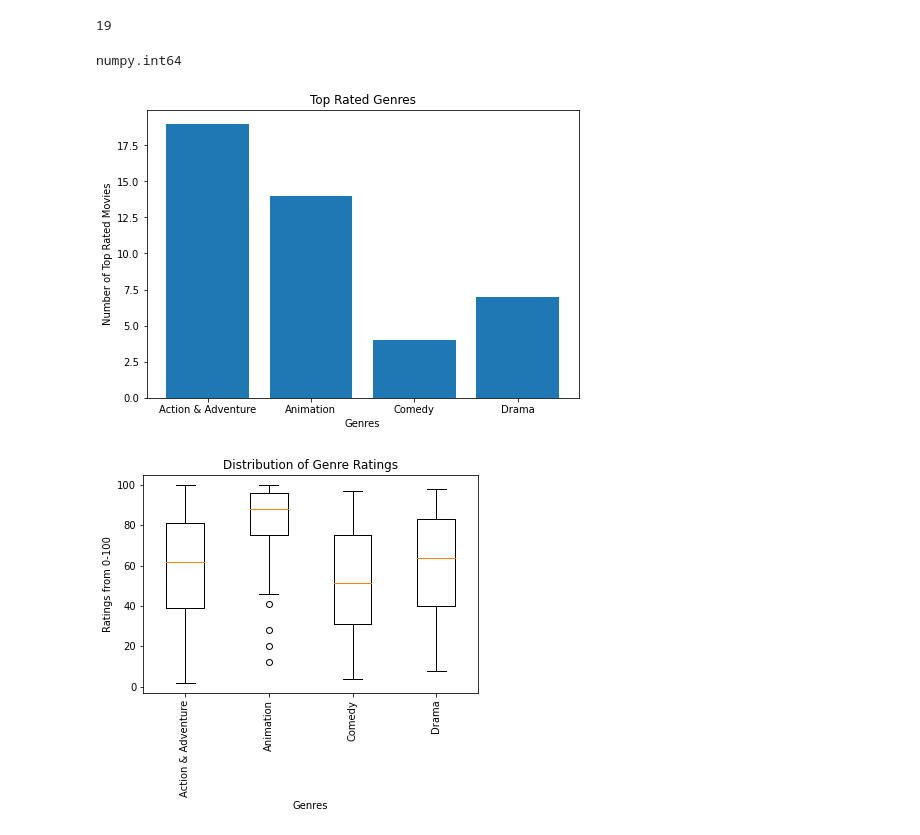
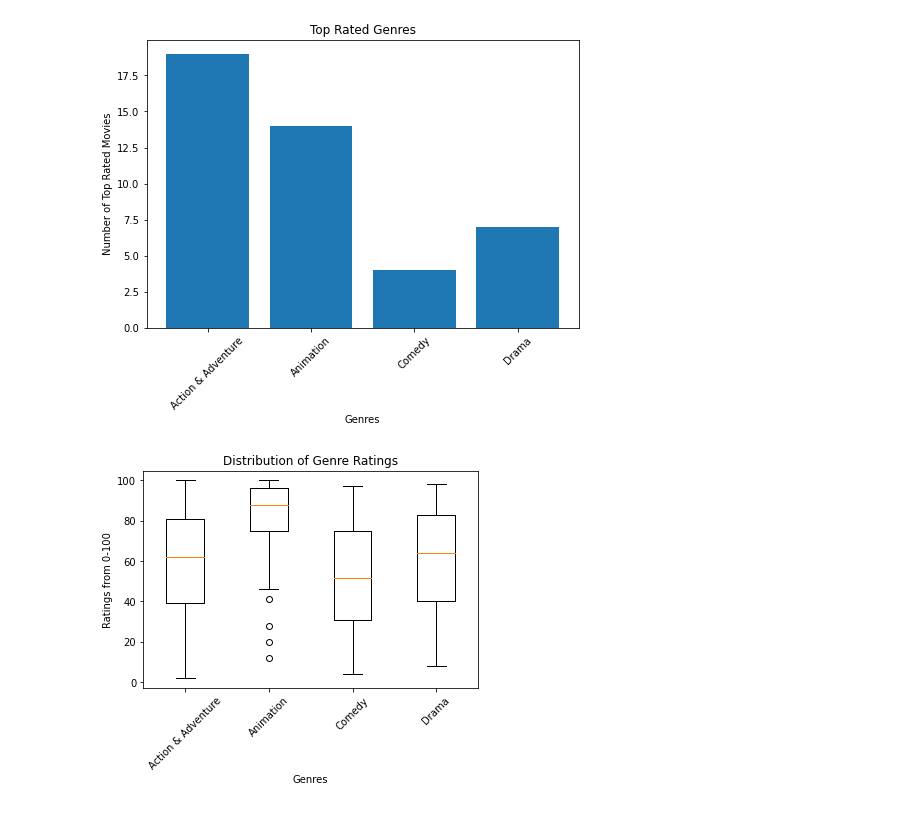
Before and after one commit to camdeman/MMA, a Jupyter notebook: project notebook.ipynb, the cells around one changed output. Saved outputs shown, nothing was run; the diff lists cells and outputs as text; code cells hidden in the pictures.

```diff
--- a/project notebook.ipynb
+++ b/project notebook.ipynb
@@ -527,35 +519,28 @@ df_animation
 | 10563 | Monsters, Inc. | [Animation, Comedy, Kids & Family... | Pete Docter, David Silverman, Lee... | 96.0 | 1254638.0 | False | False | ... |
 # %%
 a = df_animation['Animation'].count()
-# %%
-df_Act_Adv['Action & Adventure'].count()
-# %% [output]
-19
 # %%
 a_a = df_Act_Adv['Action & Adventure'].count()
 # %%
 d =df_drama['Drama'].count()
-# %%
-type(d)
-# %% [output]
-numpy.int64
 # %%
 c =df_comedy['Comedy'].count()
 # %%
 fig = plt.figure()
 ax = fig.add_axes([0, 0, 1, 1])
 
 genres = ['Action & Adventure', 'Animation', 'Comedy', 'Drama']
 
 avgs = [a_a, a, c, d]
 
 ax.bar(genres, avgs)
 ax.set_title('Top Rated Genres')
 ax.set_xlabel('Genres')
 ax.set_ylabel('Number of Top Rated Movies')
+ax.tick_params(axis='x', labelrotation = 45)
 plt.show();
 # %% [output]
-[figure, old version]
+[figure, new version]
 # %%
 df_stdv = df_aud_count_3.sort_values(by = 'tomatometer_rating', ascending=False)
 # %%
@@ -576,8 +561,8 @@ ax2.set_title('Distribution of Genre Ratings')
 ax2.set_xlabel('Genres')
 ax2.set_ylabel('Ratings from 0-100')
 ax2.set_xticklabels(['Action & Adventure', 'Animation', 'Comedy', 'Drama'])
-ax2.tick_params(axis='x', labelrotation = 90)
+ax2.tick_params(axis='x', labelrotation = 45)
 plt.boxplot(data)
 plt.show();
 # %% [output]
-[figure, old version]
+[figure, new version]
```
Also changed, not shown: parts of 14 cells of this notebook.
